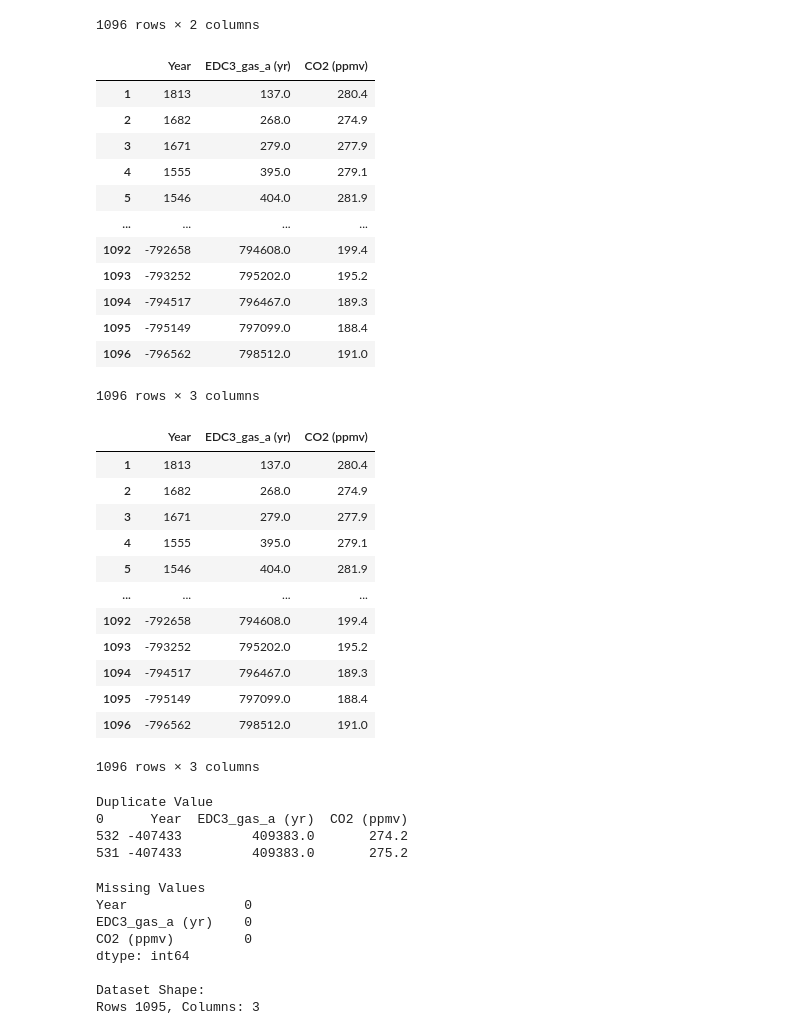
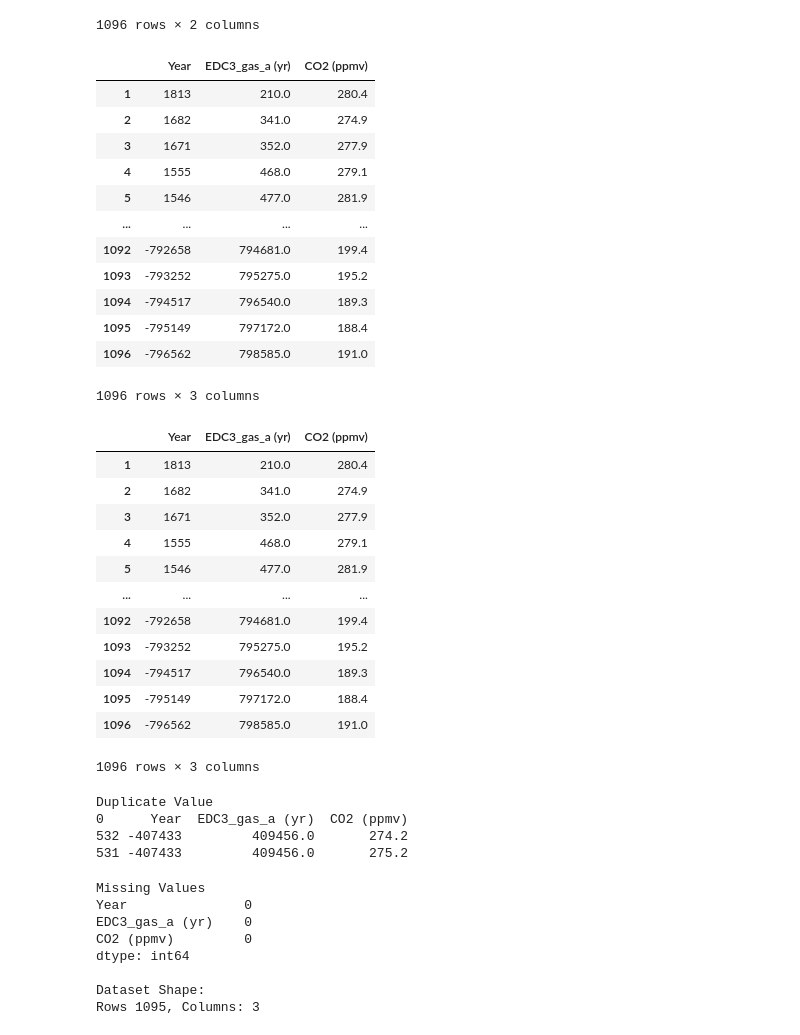
Before and after one commit to Cecilia8989/PfDA_Project2, a Jupyter notebook: pfda_project2.ipynb, the cells around one changed output. Saved outputs shown, nothing was run; the diff lists cells and outputs as text; code cells hidden in the pictures.

```diff
--- a/pfda_project2.ipynb
+++ b/pfda_project2.ipynb
@@ -187,43 +190,45 @@ ipcc_df_co2
 # %%
 # add a new columns "Year" showing the corrent year.
 ipcc_df_co2['Year'] = 1950 - ipcc_df_co2['EDC3_gas_a (yr)'].astype(int)
+# fix the EDC3_gas_a (yr) to express the present as 2023
+ipcc_df_co2['EDC3_gas_a (yr)'] = 2023 - 1950 + ipcc_df_co2['EDC3_gas_a (yr)']
 
 # reorder columns index
 first_column = ipcc_df_co2.pop('Year')
 ipcc_df_co2.insert(0, 'Year', first_column)
 
 # sort the value based on the year column
 ipcc_df_co2 = ipcc_df_co2.sort_values(by='Year', ascending=False)
 ipcc_df_co2
 # %% [output]
 |  | Year | EDC3_gas_a (yr) | CO2 (ppmv) |
-| 1 | 1813 | 137.0 | 280.4 |
-| 2 | 1682 | 268.0 | 274.9 |
-| 3 | 1671 | 279.0 | 277.9 |
-| 4 | 1555 | 395.0 | 279.1 |
-| 5 | 1546 | 404.0 | 281.9 |
+| 1 | 1813 | 210.0 | 280.4 |
+| 2 | 1682 | 341.0 | 274.9 |
+| 3 | 1671 | 352.0 | 277.9 |
+| 4 | 1555 | 468.0 | 279.1 |
+| 5 | 1546 | 477.0 | 281.9 |
 | ... | ... | ... | ... |
-| 1092 | -792658 | 794608.0 | 199.4 |
-| 1093 | -793252 | 795202.0 | 195.2 |
-| 1094 | -794517 | 796467.0 | 189.3 |
-| 1095 | -795149 | 797099.0 | 188.4 |
-| 1096 | -796562 | 798512.0 | 191.0 |
+| 1092 | -792658 | 794681.0 | 199.4 |
+| 1093 | -793252 | 795275.0 | 195.2 |
+| 1094 | -794517 | 796540.0 | 189.3 |
+| 1095 | -795149 | 797172.0 | 188.4 |
+| 1096 | -796562 | 798585.0 | 191.0 |
 1096 rows × 3 columns
 # %%
 ipcc_df_co2
 # %% [output]
 |  | Year | EDC3_gas_a (yr) | CO2 (ppmv) |
-| 1 | 1813 | 137.0 | 280.4 |
-| 2 | 1682 | 268.0 | 274.9 |
-| 3 | 1671 | 279.0 | 277.9 |
-| 4 | 1555 | 395.0 | 279.1 |
-| 5 | 1546 | 404.0 | 281.9 |
+| 1 | 1813 | 210.0 | 280.4 |
+| 2 | 1682 | 341.0 | 274.9 |
+| 3 | 1671 | 352.0 | 277.9 |
+| 4 | 1555 | 468.0 | 279.1 |
+| 5 | 1546 | 477.0 | 281.9 |
 | ... | ... | ... | ... |
-| 1092 | -792658 | 794608.0 | 199.4 |
-| 1093 | -793252 | 795202.0 | 195.2 |
-| 1094 | -794517 | 796467.0 | 189.3 |
-| 1095 | -795149 | 797099.0 | 188.4 |
-| 1096 | -796562 | 798512.0 | 191.0 |
+| 1092 | -792658 | 794681.0 | 199.4 |
+| 1093 | -793252 | 795275.0 | 195.2 |
+| 1094 | -794517 | 796540.0 | 189.3 |
+| 1095 | -795149 | 797172.0 | 188.4 |
+| 1096 | -796562 | 798585.0 | 191.0 |
 1096 rows × 3 columns
 # %%
 # check for duplicate in the columns Gasage (yr BP)
@@ -234,8 +239,8 @@ print(ipcc_df_co2[duplicate_in_year])
 # %% [output]
 Duplicate Value
 0      Year  EDC3_gas_a (yr)  CO2 (ppmv)
-532 -407433         409383.0       274.2
-531 -407433         409383.0       275.2
+532 -407433         409456.0       274.2
+531 -407433         409456.0       275.2
 # %%
 #line 532 and 531 are duplicate
 # groupby year, EDC3_gas_a (yr) and average the CO2 (ppmv) to remove the duplicate
```
Also changed, not shown: parts of 22 cells of this notebook, 5 other files.
